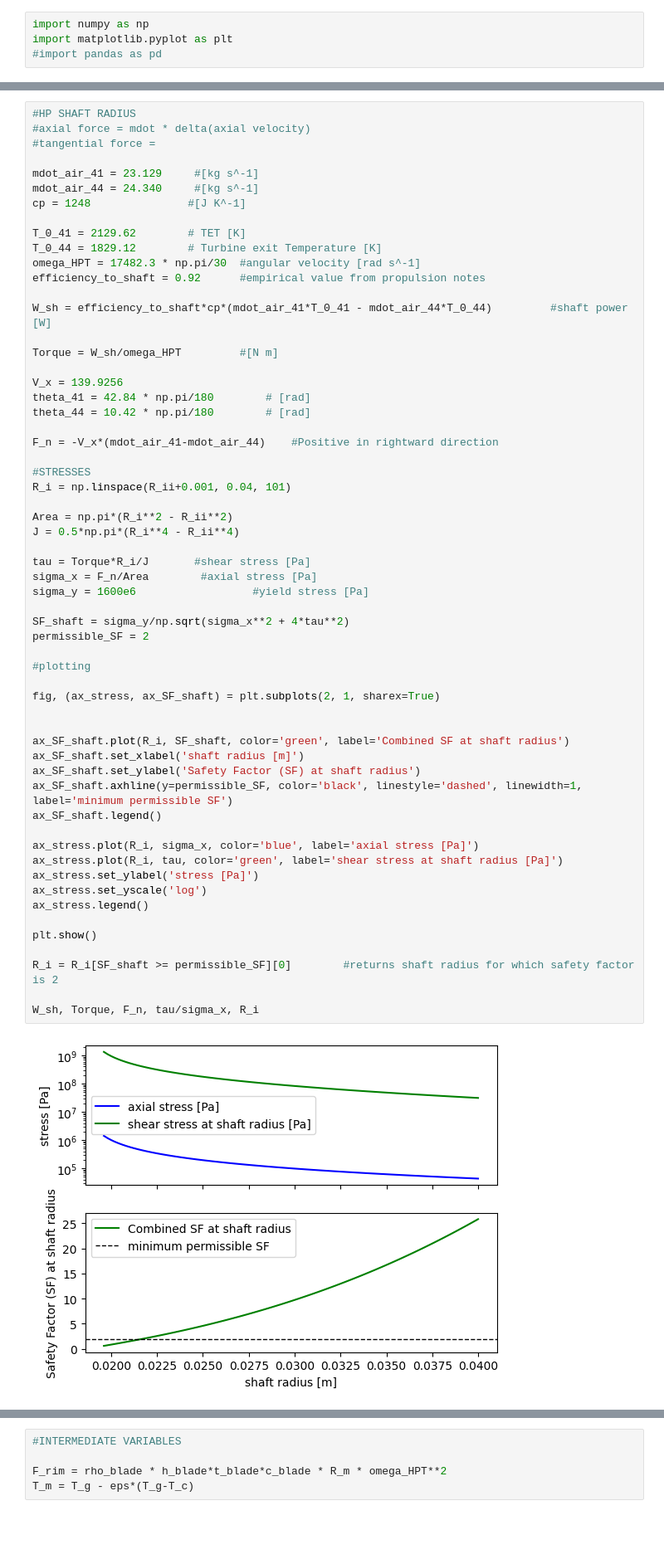
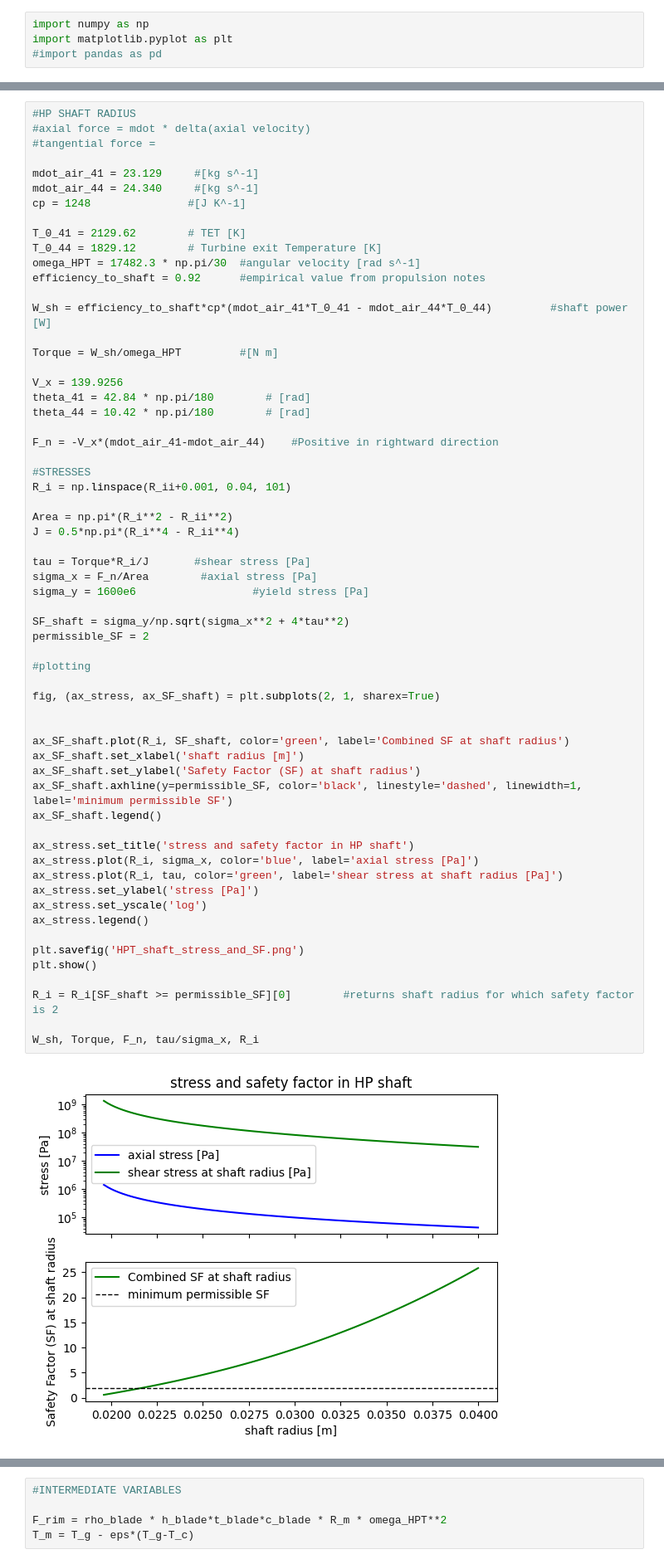
Before and after one commit to thermonuclearCoder/AET, a Jupyter notebook: notebooks_Disc_stresses.ipynb, the cells around one changed output, grey strips where cells are left out. Shown at 83% size. Drawn from its saved outputs; the diff is of its cells as text; blank space fills up the shorter version.

```diff
--- a/notebooks_Disc_stresses.ipynb
+++ b/notebooks_Disc_stresses.ipynb
@@ -111,34 +112,36 @@ J = 0.5*np.pi*(R_i**4 - R_ii**4)
 tau = Torque*R_i/J       #shear stress [Pa]
 sigma_x = F_n/Area        #axial stress [Pa]
 sigma_y = 1600e6                  #yield stress [Pa]
 
 SF_shaft = sigma_y/np.sqrt(sigma_x**2 + 4*tau**2)
 permissible_SF = 2
 
 #plotting
 
 fig, (ax_stress, ax_SF_shaft) = plt.subplots(2, 1, sharex=True)
 
 
 ax_SF_shaft.plot(R_i, SF_shaft, color='green', label='Combined SF at shaft radius')
 ax_SF_shaft.set_xlabel('shaft radius [m]')
 ax_SF_shaft.set_ylabel('Safety Factor (SF) at shaft radius')
 ax_SF_shaft.axhline(y=permissible_SF, color='black', linestyle='dashed', linewidth=1, label='minimum permissible SF')
 ax_SF_shaft.legend()
 
+ax_stress.set_title('stress and safety factor in HP shaft')
 ax_stress.plot(R_i, sigma_x, color='blue', label='axial stress [Pa]')
 ax_stress.plot(R_i, tau, color='green', label='shear stress at shaft radius [Pa]')
 ax_stress.set_ylabel('stress [Pa]')
 ax_stress.set_yscale('log')
 ax_stress.legend()
 
+plt.savefig('HPT_shaft_stress_and_SF.png')
 plt.show()
 
 R_i = R_i[SF_shaft >= permissible_SF][0]        #returns shaft radius for which safety factor is 2
 
 W_sh, Torque, F_n, tau/sigma_x, R_i
 # %% [output]
-[figure, old version]
+[figure, new version]
 (5436767.4386688005,
  2969.706774183726,
  169.4499015999998,
```
Also changed, not shown: parts of 6 cells of this notebook, 3 other files.
